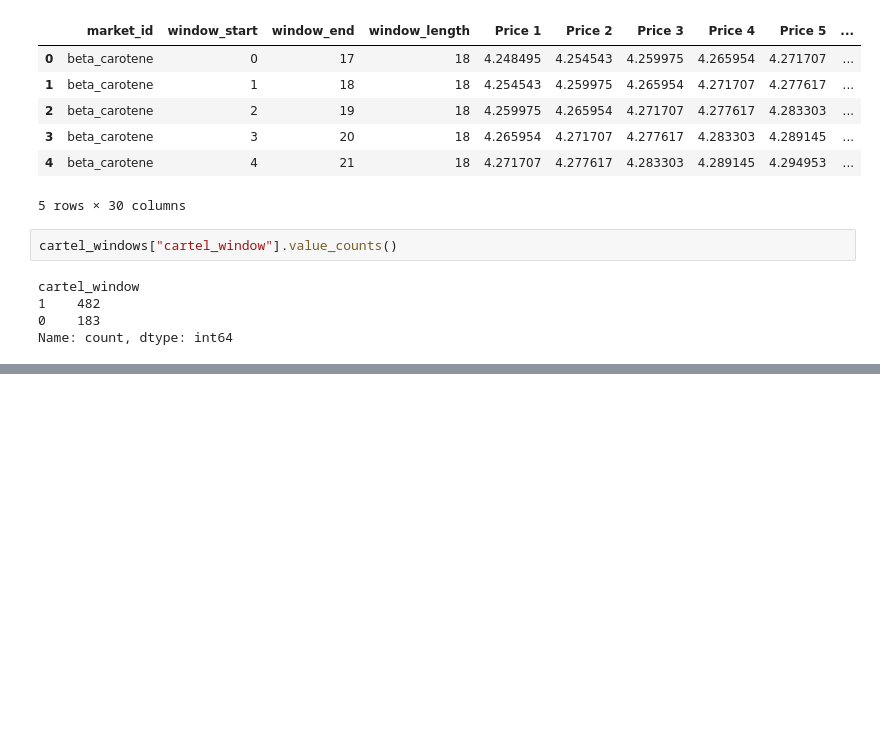
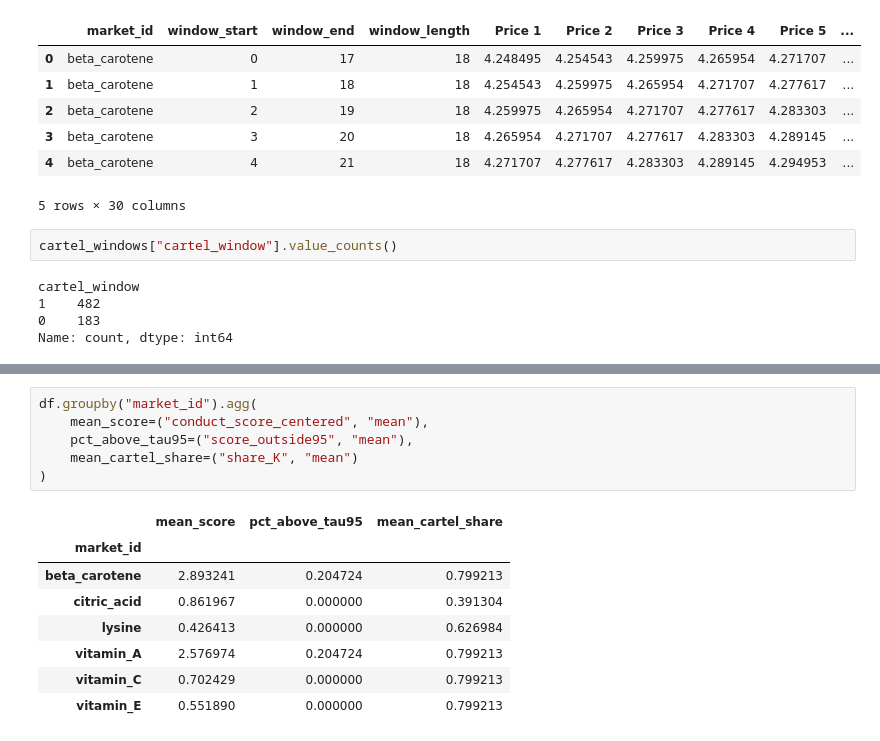
Before and after one commit to daniloldn/detecting-collusion, a Jupyter notebook: notebooks/Real_cartel.ipynb, the cells around one changed output, grey strips where cells are left out. Cells and saved outputs as stored; diff of their text form; blank space fills up the shorter version.

```diff
--- a/notebooks/Real_cartel.ipynb
+++ b/notebooks/Real_cartel.ipynb
@@ -101,0 +202,15 @@ Name: count, dtype: int64
+# %%
+df.groupby("market_id").agg(
+    mean_score=("conduct_score_centered", "mean"),
+    pct_above_tau95=("score_outside95", "mean"),
+    mean_cartel_share=("share_K", "mean")
+)
+# %% [output]
+|  | mean_score | pct_above_tau95 | mean_cartel_share |
+| market_id |  |  |  |
+| beta_carotene | 2.893241 | 0.204724 | 0.799213 |
+| citric_acid | 0.861967 | 0.000000 | 0.391304 |
+| lysine | 0.426413 | 0.000000 | 0.626984 |
+| vitamin_A | 2.576974 | 0.204724 | 0.799213 |
+| vitamin_C | 0.702429 | 0.000000 | 0.799213 |
+| vitamin_E | 0.551890 | 0.000000 | 0.799213 |
```
Also changed, not shown: parts of 14 cells of this notebook, 1 other file.
